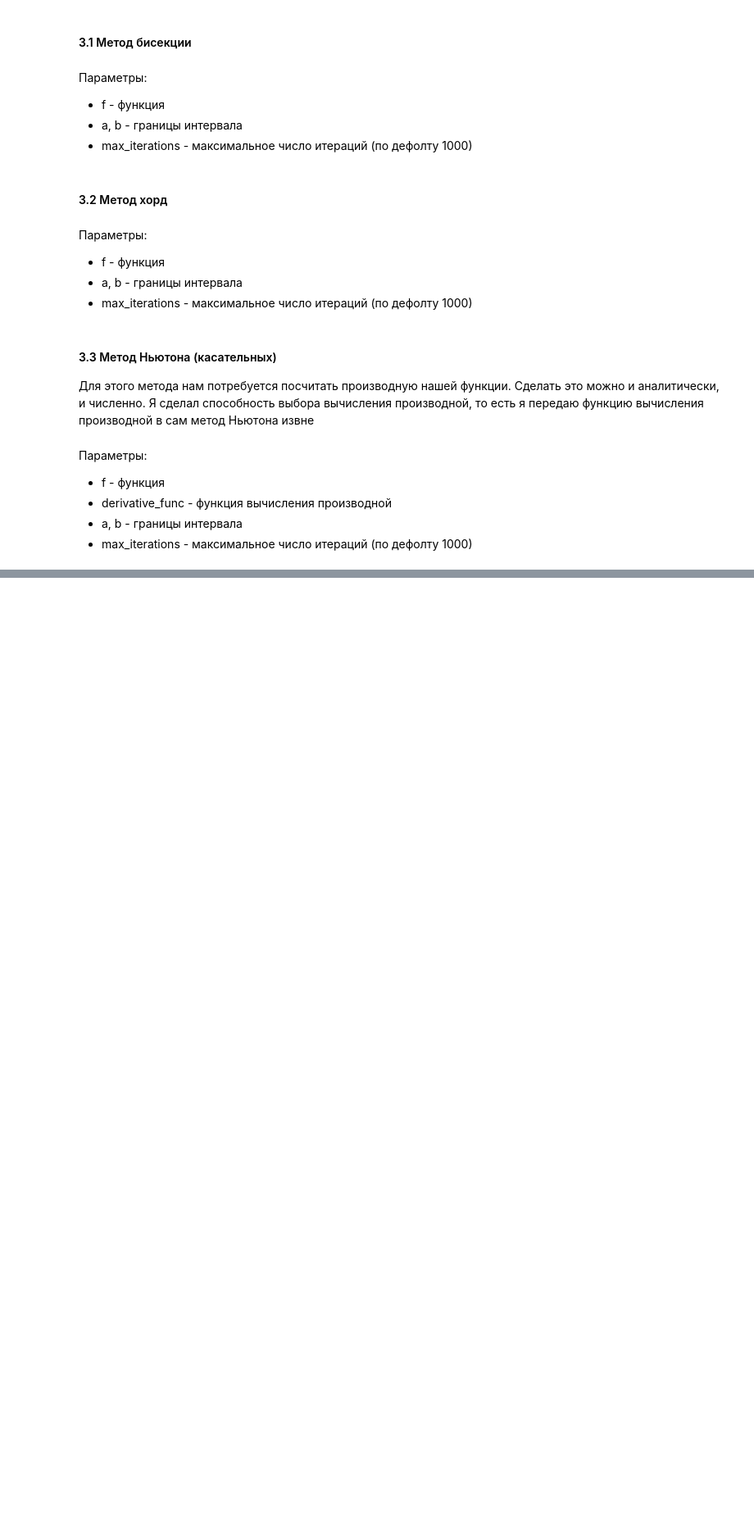
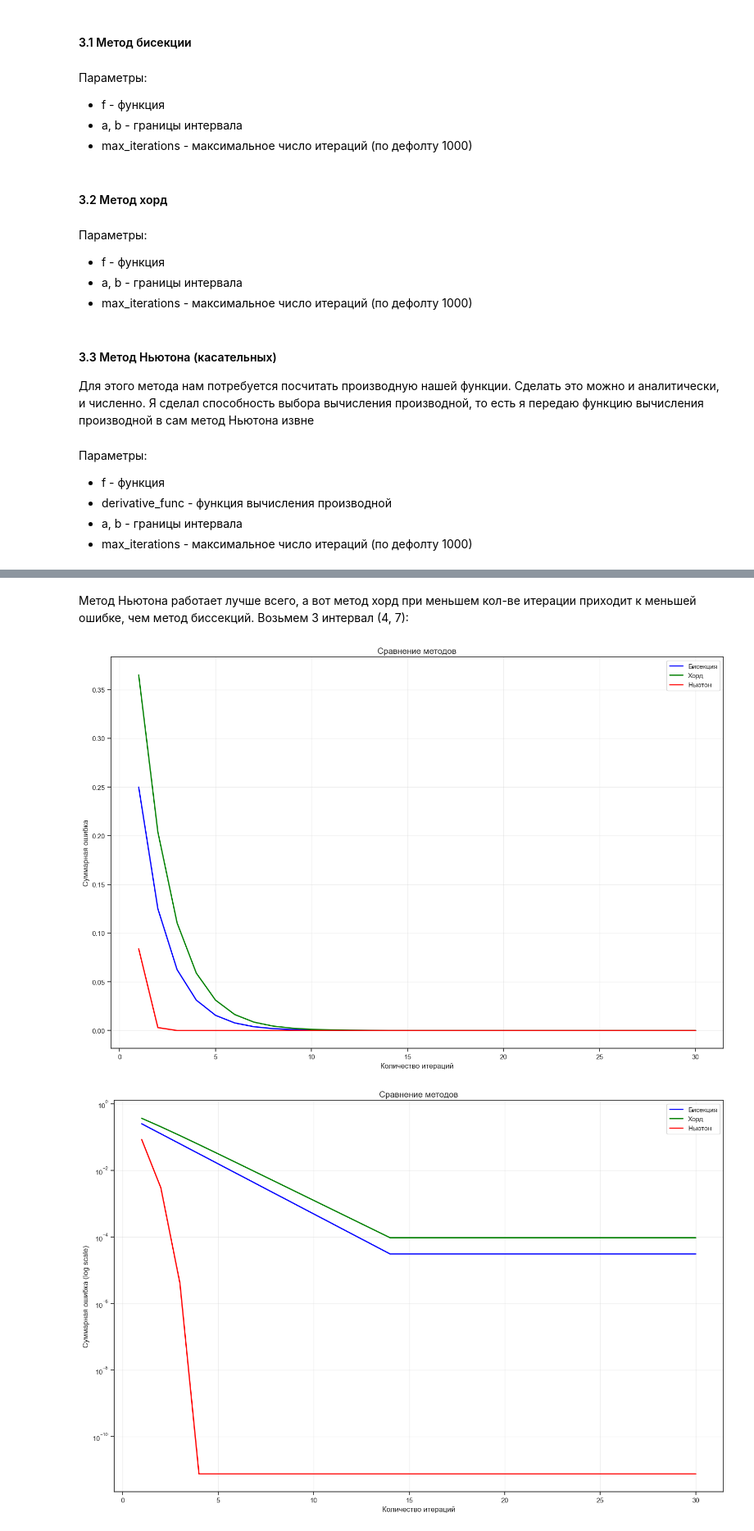
Before and after one commit to Merkury2006/MV, a Jupyter notebook: lab1.ipynb, the cells around one changed output, grey strips where cells are left out. Shown at 82% size. Cells and saved outputs as stored; diff of their text form; code cells hidden in the pictures; blank space fills up the shorter version.

```diff
--- a/lab1.ipynb
+++ b/lab1.ipynb
@@ -173,0 +249,9 @@ def newton_method(f: callable, derivative_func: callable, a, b, max_iterations=1
+# %% [markdown]
+Метод Ньютона работает лучше всего, а вот метод хорд при меньшем кол-ве итерации приходит к меньшей ошибке, чем метод биссекций.
+Возьмем 3 интервал (4, 7):
+# %%
+create_comparison_graphic(methods, f, intervals=[(4, 7)],exact_roots=[5], max_iterations=30)
+create_comparison_graphic(methods, f, intervals=[(4, 7)],exact_roots=[5], max_iterations=30, log_scale=True)
+# %% [output]
+[figure, added]
+[figure, added]
```
Also changed, not shown: parts of 15 cells of this notebook.
